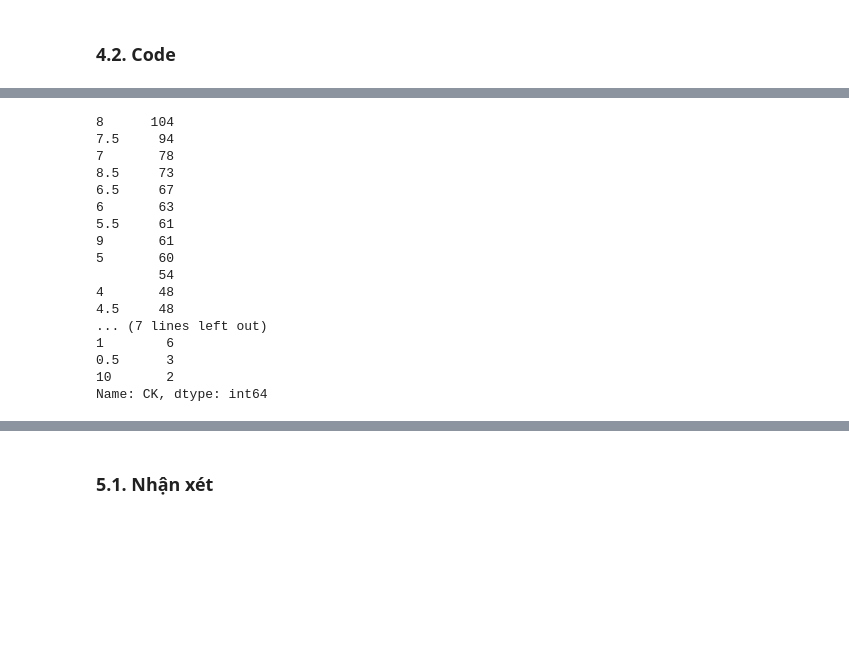
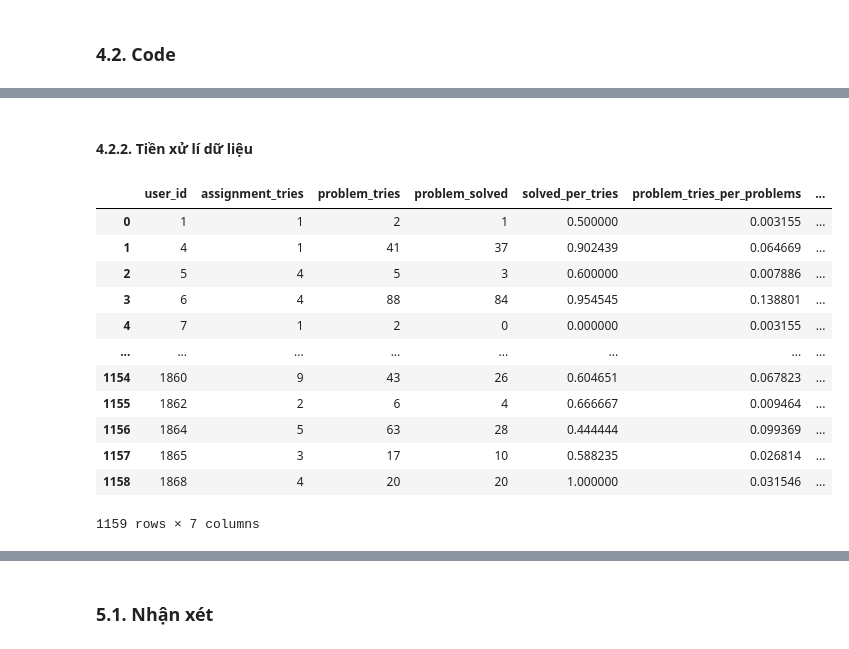
Before and after one commit to caohungphu/CS114.L21, a Jupyter notebook: Colab/Predict_final_exam_score.ipynb, the cells around one changed output, grey strips where cells are left out. Saved outputs shown, nothing was run; the diff lists cells and outputs as text; code cells hidden in the pictures; blank space fills up the shorter version.

```diff
--- a/Colab/Predict_final_exam_score.ipynb
+++ b/Colab/Predict_final_exam_score.ipynb
@@ -145,21 +51,57 @@ memory usage: 15.4+ KB
-# %%
-new_score_training_data.replace(' ', np.NaN)
-new_score_training_data.CK.value_counts()
-# %% [output]
-8      104
-7.5     94
-7       78
-8.5     73
-6.5     67
-6       63
-5.5     61
-9       61
-5       60
-        54
-4       48
-4.5     48
-... (7 lines left out)
-1        6
-0.5      3
-10       2
-Name: CK, dtype: int64
+# %% [markdown]
+#### **4.2.2. Tiền xử lí dữ liệu**
+# %%
+# Hàm kiểm tra code đã solved chưa
+def checkSolved(data):
+  if (data['is_final'] == 1) and (data['pre_score'] == 10000):
+    return 1
+  return 0
+
+# Thêm cột với điều kiện solved vào data
+wecode_data_new['solved'] = wecode_data_new.apply(checkSolved, axis=1)
+
+# Xóa những dòng duplicate của cùng 1 user giống problem_id nhưng khác assignment (Chắc do Practice)
+# VD: user_id: 1868
+wecode_data_new = wecode_data_new.drop_duplicates(subset=['user_id', 'problem_id', 'solved'])
+# %%
+# Góm nhóm những người cùng user_id để tính các giá trị cần thiết mới
+groupByUserID = wecode_data_new.groupby(by='user_id', sort = True)
+
+wecode_data_new_header = pd.DataFrame({
+    # Số assignment_tries
+    'assignment_tries': groupByUserID['assignment_id'].nunique(),
+    # Số problem_tries
+    'problem_tries': groupByUserID['problem_id'].nunique(),
+    # Số problem_solved
+    'problem_solved': groupByUserID['solved'].apply(lambda x: (x==1).sum())
+})
+
+# Thay index: user_id thành index mới và user_id thành một cột giá trị user_id
+wecode_data_new_header = wecode_data_new_header.reset_index()
+# %%
+# Đếm số assignment và problem
+number_of_assignment = wecode_data_new['assignment_id'].nunique()
+number_of_problem = wecode_data_new['problem_id'].nunique()
+# Thêm cột solved_per_tries
+wecode_data_new_header['solved_per_tries'] = wecode_data_new_header['problem_solved'] / wecode_data_new_header['problem_tries']
+# Thêm cột problem_tries_per_problem
+wecode_data_new_header['problem_tries_per_problems'] = wecode_data_new_header['problem_tries'] / number_of_problem
+# Thêm cột assignment_tries_per_assignments
+wecode_data_new_header['assignment_tries_per_assignments'] = wecode_data_new_header['assignment_tries'] / number_of_assignment
+# P/s: 3 giá trị của cột trên gần = 1 là tốt
+# %%
+wecode_data_new_header
+# %% [output]
+|  | user_id | assignment_tries | problem_tries | problem_solved | solved_per_tries | problem_tries_per_problems | ... |
+| 0 | 1 | 1 | 2 | 1 | 0.500000 | 0.003155 | ... |
+| 1 | 4 | 1 | 41 | 37 | 0.902439 | 0.064669 | ... |
+| 2 | 5 | 4 | 5 | 3 | 0.600000 | 0.007886 | ... |
+| 3 | 6 | 4 | 88 | 84 | 0.954545 | 0.138801 | ... |
+| 4 | 7 | 1 | 2 | 0 | 0.000000 | 0.003155 | ... |
+| ... | ... | ... | ... | ... | ... | ... | ... |
+| 1154 | 1860 | 9 | 43 | 26 | 0.604651 | 0.067823 | ... |
+| 1155 | 1862 | 2 | 6 | 4 | 0.666667 | 0.009464 | ... |
+| 1156 | 1864 | 5 | 63 | 28 | 0.444444 | 0.099369 | ... |
+| 1157 | 1865 | 3 | 17 | 10 | 0.588235 | 0.026814 | ... |
+| 1158 | 1868 | 4 | 20 | 20 | 1.000000 | 0.031546 | ... |
+1159 rows × 7 columns
```
Also changed, not shown: parts of 20 cells of this notebook.
